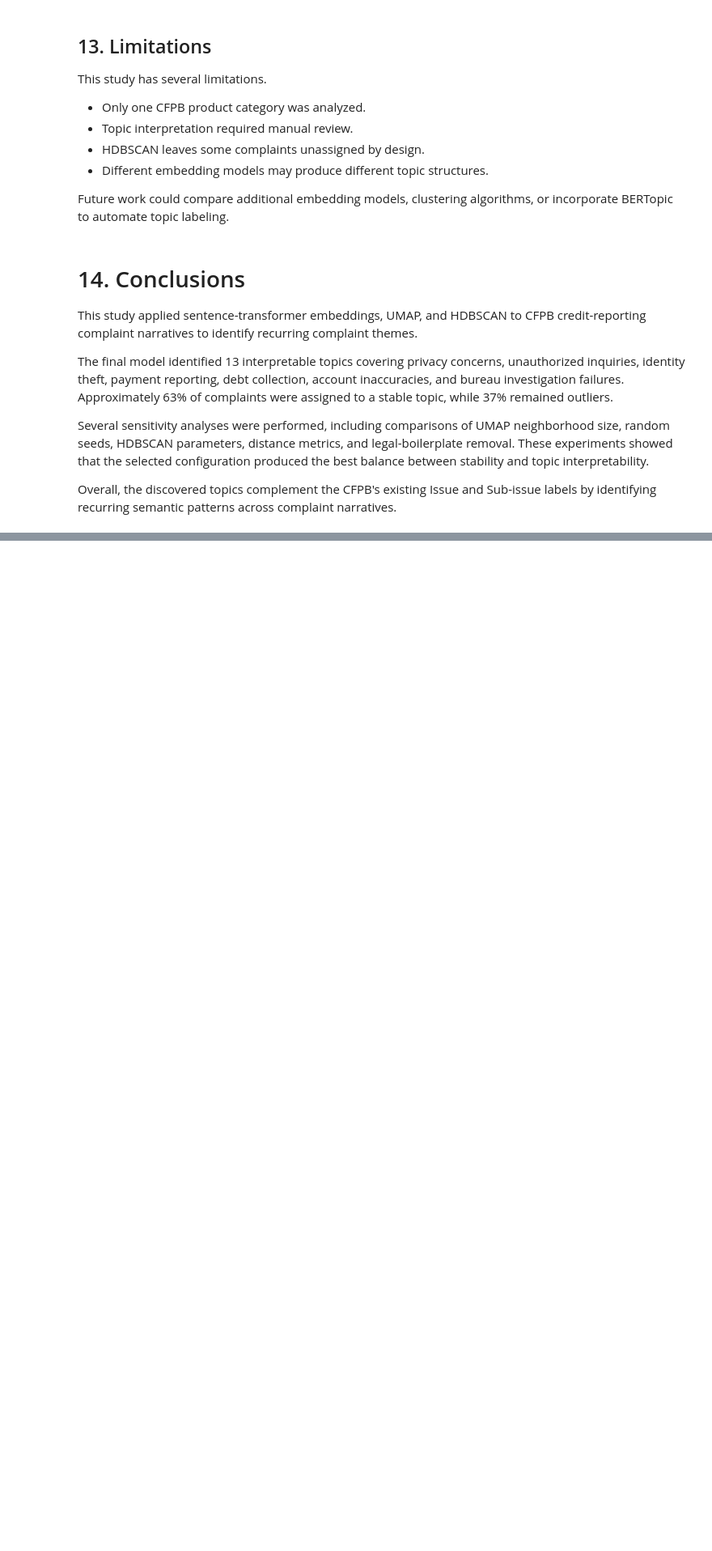
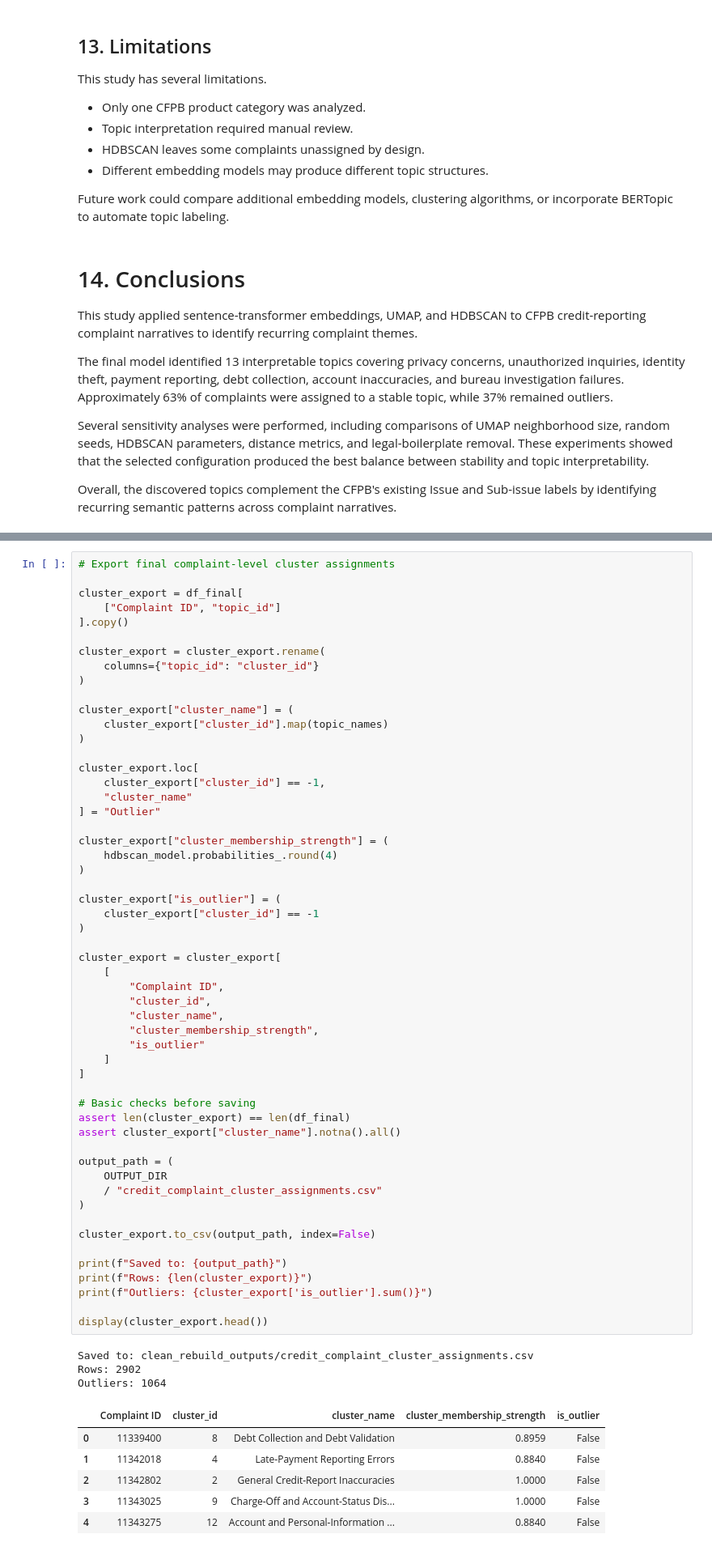
Before and after one commit to Papazian/MADS_Capstone, a Jupyter notebook: Unsupervised_Learning/credit_clustering_final_notebook.ipynb, the cells around one changed output, grey strips where cells are left out. Shown at 81% size. Saved outputs shown, nothing was run; the diff lists cells and outputs as text; blank space fills up the shorter version.

Commit message:
Add clustering results

```diff
--- a/Unsupervised_Learning/credit_clustering_final_notebook.ipynb
+++ b/Unsupervised_Learning/credit_clustering_final_notebook.ipynb
@@ -1836,0 +1841,64 @@ Overall, the discovered topics complement the CFPB's existing Issue and Sub-issu
+# %%
+# Export final complaint-level cluster assignments
+
+cluster_export = df_final[
+    ["Complaint ID", "topic_id"]
+].copy()
+
+cluster_export = cluster_export.rename(
+    columns={"topic_id": "cluster_id"}
+)
+
+cluster_export["cluster_name"] = (
+    cluster_export["cluster_id"].map(topic_names)
+)
+
+cluster_export.loc[
+    cluster_export["cluster_id"] == -1,
+    "cluster_name"
+] = "Outlier"
+
+cluster_export["cluster_membership_strength"] = (
+    hdbscan_model.probabilities_.round(4)
+)
+
+cluster_export["is_outlier"] = (
+    cluster_export["cluster_id"] == -1
+)
+
+cluster_export = cluster_export[
+    [
+        "Complaint ID",
+        "cluster_id",
+        "cluster_name",
+        "cluster_membership_strength",
+        "is_outlier"
+    ]
+]
+
+# Basic checks before saving
+assert len(cluster_export) == len(df_final)
+assert cluster_export["cluster_name"].notna().all()
+
+output_path = (
+    OUTPUT_DIR
+    / "credit_complaint_cluster_assignments.csv"
+)
+
+cluster_export.to_csv(output_path, index=False)
+
+print(f"Saved to: {output_path}")
+print(f"Rows: {len(cluster_export)}")
+print(f"Outliers: {cluster_export['is_outlier'].sum()}")
+
+display(cluster_export.head())
+# %% [output]
+Saved to: clean_rebuild_outputs/credit_complaint_cluster_assignments.csv
+Rows: 2902
+Outliers: 1064
+|  | Complaint ID | cluster_id | cluster_name | cluster_membership_strength | is_outlier |
+| 0 | 11339400 | 8 | Debt Collection and Debt Validation | 0.8959 | False |
+| 1 | 11342018 | 4 | Late-Payment Reporting Errors | 0.8840 | False |
+| 2 | 11342802 | 2 | General Credit-Report Inaccuracies | 1.0000 | False |
+| 3 | 11343025 | 9 | Charge-Off and Account-Status Dis... | 1.0000 | False |
+| 4 | 11343275 | 12 | Account and Personal-Information ... | 0.8840 | False |
```
Also changed, not shown: parts of 1 cell of this notebook.
